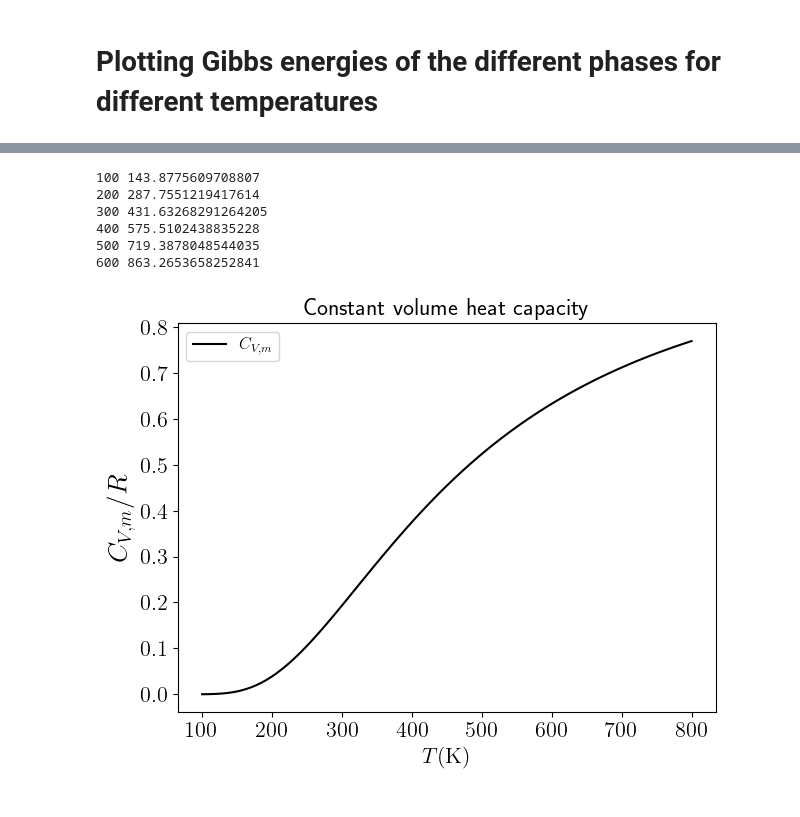
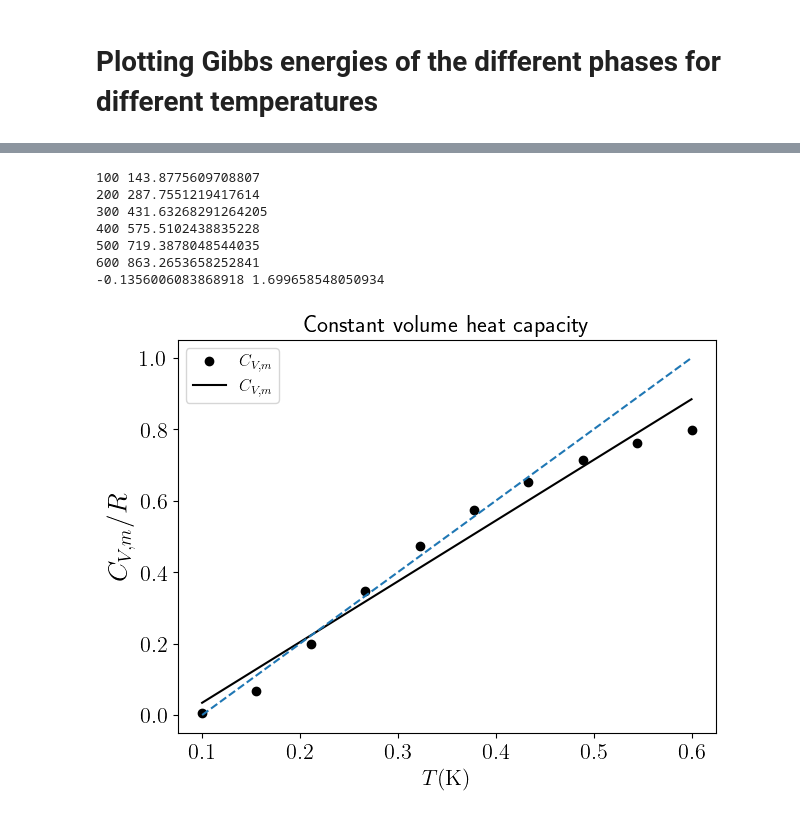
Before and after one commit to emartineznunez/LV_phase_diagrams, a Jupyter notebook: Phase_diagram_pure.ipynb, the cells around one changed output, grey strips where cells are left out. Drawn from its saved outputs; the diff is of its cells as text; code cells hidden in the pictures.

```diff
--- a/Phase_diagram_pure.ipynb
+++ b/Phase_diagram_pure.ipynb
@@ -681,31 +720,39 @@ print(- R * temp * np.log( q_t ))
 # %%
 #@title heat capacity as a function of freqs
+from scipy import stats
 
 for freq in range(100,700,100):
   tita = h * c * 1.e2 * freq / k_B
   print(freq,tita)
 
 freq = 1000
 tita = h * c * 1.e2 * freq / k_B
-temp = np.linspace(100,800,100)
-c_v = (tita / temp) ** 2 * ( np.exp(-(tita/2/temp)) / (1 - np.exp (-tita / temp) ) ) ** 2
+x = np.linspace(0.1,0.6,10)
+c_v = (1 / x) ** 2 * ( np.exp(-(1/2/x) ) / (1 - np.exp (-1 / x) ) ) ** 2
 
-plt.plot(temp,c_v,'-',color='black', label='$C_{V,m}$')
+res = stats.linregress(x,c_v)
+print(res.intercept, res.slope)
+
+plt.plot(x,c_v,'o',color='black', label='$C_{V,m}$')
+plt.plot(x,res.intercept + res.slope * x,'-',color='black', label='$C_{V,m}$')
+
+plt.plot(x,2*x-0.2,'--')
 plt.ylabel(r'$C_{V,m}/R$',fontsize=20)
 plt.xlabel(r'$T(\mathrm{K})$',fontsize=16)
 plt.legend(fontsize=12)
 #plt.xlim(cot,cot2)
 plt.xticks(fontsize=16)
 plt.yticks(fontsize=16)
 #plt.axvline(x=tcross,color='black',ls='--')
 plt.tight_layout()
 plt.title('Constant volume heat capacity', fontsize=17)
 plt.show()
 # %% [output]
 100 143.8775609708807
 200 287.7551219417614
 300 431.63268291264205
 400 575.5102438835228
 500 719.3878048544035
 600 863.2653658252841
+-0.1356006083868918 1.699658548050934
-[figure, old version]
+[figure, new version]
```
Also changed, not shown: parts of 8 cells of this notebook.
